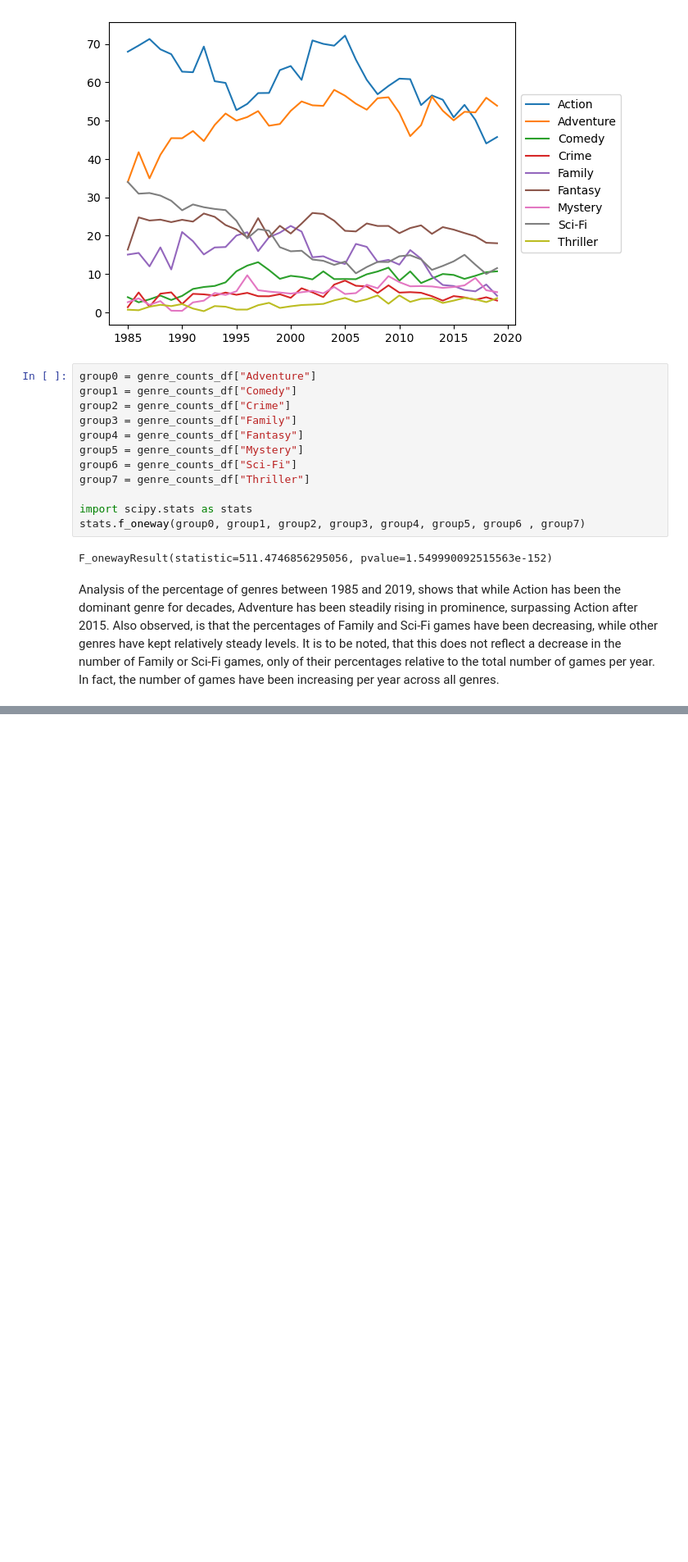
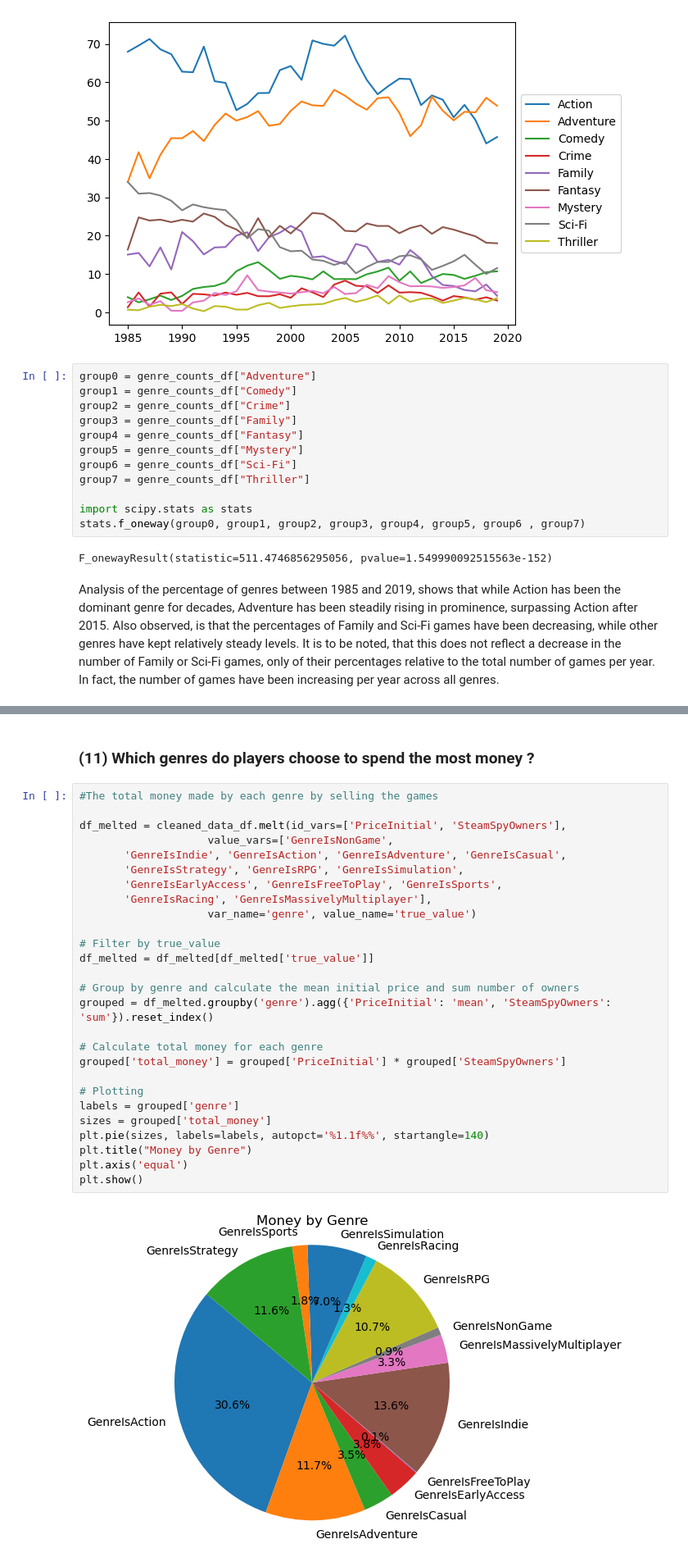
Before and after one commit to nardyjh/Project1-Group7, a Jupyter notebook: project1_Group7_game.ipynb, the cells around one changed output, grey strips where cells are left out. Shown at 82% size. Drawn from its saved outputs; the diff is of its cells as text; blank space fills up the shorter version.

```diff
--- a/project1_Group7_game.ipynb
+++ b/project1_Group7_game.ipynb
@@ -583,0 +678,31 @@ Also observed, is that the percentages of Family and Sci-Fi games have been decr
+# %% [markdown]
+### (11) Which genres do players choose to spend the most money ?
+# %%
+#The total money made by each genre by selling the games
+
+df_melted = cleaned_data_df.melt(id_vars=['PriceInitial', 'SteamSpyOwners'],
+                    value_vars=['GenreIsNonGame',
+       'GenreIsIndie', 'GenreIsAction', 'GenreIsAdventure', 'GenreIsCasual',
+       'GenreIsStrategy', 'GenreIsRPG', 'GenreIsSimulation',
+       'GenreIsEarlyAccess', 'GenreIsFreeToPlay', 'GenreIsSports',
+       'GenreIsRacing', 'GenreIsMassivelyMultiplayer'],
+                    var_name='genre', value_name='true_value')
+
+# Filter by true_value
+df_melted = df_melted[df_melted['true_value']]
+
+# Group by genre and calculate the mean initial price and sum number of owners
+grouped = df_melted.groupby('genre').agg({'PriceInitial': 'mean', 'SteamSpyOwners': 'sum'}).reset_index()
+
+# Calculate total money for each genre
+grouped['total_money'] = grouped['PriceInitial'] * grouped['SteamSpyOwners']
+
+# Plotting
+labels = grouped['genre']
+sizes = grouped['total_money']
+plt.pie(sizes, labels=labels, autopct='%1.1f%%', startangle=140)
+plt.title("Money by Genre")
+plt.axis('equal')
+plt.show()
+# %% [output]
+[figure, added]
```
Also changed, not shown: parts of 10 cells of this notebook, 3 other files.
